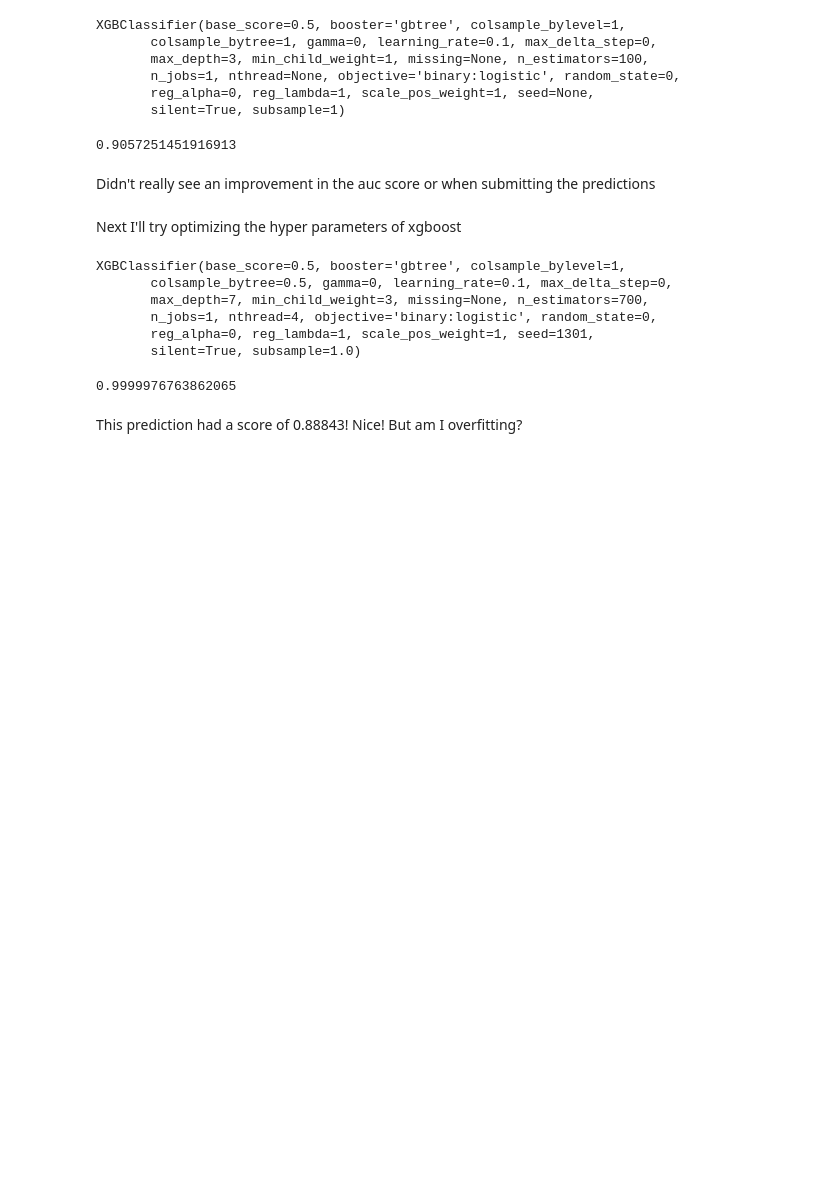
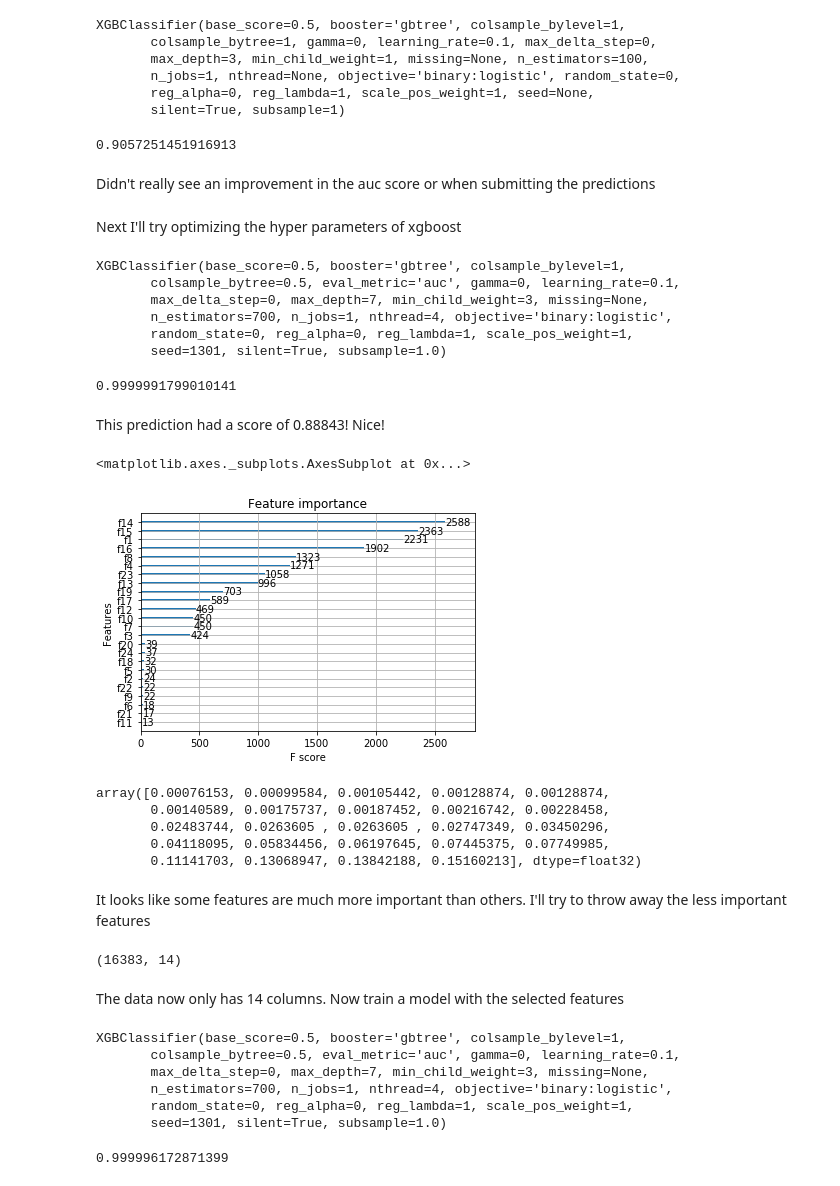
Before and after one commit to JavierPalomares90/kaggle-competition, a Jupyter notebook: Kaggle_Competition_Redux.ipynb, the cells around one changed output. Drawn from its saved outputs; the diff is of its cells as text; code cells hidden in the pictures; blank space fills up the shorter version.

Commit message:
tried using the top 14 columns, didn't see an improvement

```diff
--- a/Kaggle_Competition_Redux.ipynb
+++ b/Kaggle_Competition_Redux.ipynb
@@ -287,22 +288,52 @@ clf = xgb.XGBClassifier(
                 colsample_bytree=0.5,
                 min_child_weight = 3,
                 seed=1301,
-                objective='binary:logistic')
+                objective='binary:logistic',
+                eval_metric='auc')
 clf.fit(x_train,y)
 # %% [output]
 XGBClassifier(base_score=0.5, booster='gbtree', colsample_bylevel=1,
-       colsample_bytree=0.5, gamma=0, learning_rate=0.1, max_delta_step=0,
-       max_depth=7, min_child_weight=3, missing=None, n_estimators=700,
-       n_jobs=1, nthread=4, objective='binary:logistic', random_state=0,
-       reg_alpha=0, reg_lambda=1, scale_pos_weight=1, seed=1301,
-       silent=True, subsample=1.0)
+       colsample_bytree=0.5, eval_metric='auc', gamma=0, learning_rate=0.1,
+       max_delta_step=0, max_depth=7, min_child_weight=3, missing=None,
+       n_estimators=700, n_jobs=1, nthread=4, objective='binary:logistic',
+       random_state=0, reg_alpha=0, reg_lambda=1, scale_pos_weight=1,
+       seed=1301, silent=True, subsample=1.0)
 # %%
 y_train,y_test = get_prediction_proba(clf,x_train,x_test)
 # %%
 auc_score(y_train,y)
 # %% [output]
-0.9999976763862065
+0.9999991799010141
 # %%
 write_predictions("predictions/xgboost_"+datetime.datetime.now().isoformat() + ".csv","Id,Y\n",ids,y_test)
 # %% [markdown]
-This prediction had a score of 0.88843! Nice! But am I overfitting?
+This prediction had a score of 0.88843! Nice!
+# %%
+xgb.plot_importance(clf)
+# %% [output]
+<matplotlib.axes._subplots.AxesSubplot at 0x...>
+[figure, added]
+# %%
+np.sort(clf.feature_importances_)
+# %% [output]
+array([0.00076153, 0.00099584, 0.00105442, 0.00128874, 0.00128874,
+       0.00140589, 0.00175737, 0.00187452, 0.00216742, 0.00228458,
+       0.02483744, 0.0263605 , 0.0263605 , 0.02747349, 0.03450296,
+       0.04118095, 0.05834456, 0.06197645, 0.07445375, 0.07749985,
+       0.11141703, 0.13068947, 0.13842188, 0.15160213], dtype=float32)
+# %% [markdown]
+It looks like some features are much more important than others. I'll try to throw away the less important features
+# %%
+from sklearn.feature_selection import SelectFromModel
+f_score_thresh = 0.01
+selection = SelectFromModel(clf,threshold=f_score_thresh,prefit=True)
+x_train,y,x_test,ids = get_train_test()
+x_train = fill_nas_with_mean(x_train)
+x_train,x_test = gauss_norm_data(x_train,x_test)
+selection_x_train = selection.transform(x_train)
+selection_x_train.shape
+# %% [output]
+(16383, 14)
+# %% [markdown]
+The data now only has 14 columns.
+Now train a model with the selected features
@@ -308,0 +352,15 @@ This prediction had a score of 0.88843! Nice! But am I overfitting?
+# %%
+clf_selected.fit(selection_x_train,y)
+# %% [output]
+XGBClassifier(base_score=0.5, booster='gbtree', colsample_bylevel=1,
+       colsample_bytree=0.5, eval_metric='auc', gamma=0, learning_rate=0.1,
+       max_delta_step=0, max_depth=7, min_child_weight=3, missing=None,
+       n_estimators=700, n_jobs=1, nthread=4, objective='binary:logistic',
+       random_state=0, reg_alpha=0, reg_lambda=1, scale_pos_weight=1,
+       seed=1301, silent=True, subsample=1.0)
+# %%
+selection_x_test = selection.transform(x_test)
+y_train_selected,y_test = get_prediction_proba(clf_selected,selection_x_train,selection_x_test)
+auc_score(y_train_selected,y)
+# %% [output]
+0.999996172871399
```
Also changed, not shown: parts of 5 cells of this notebook.
